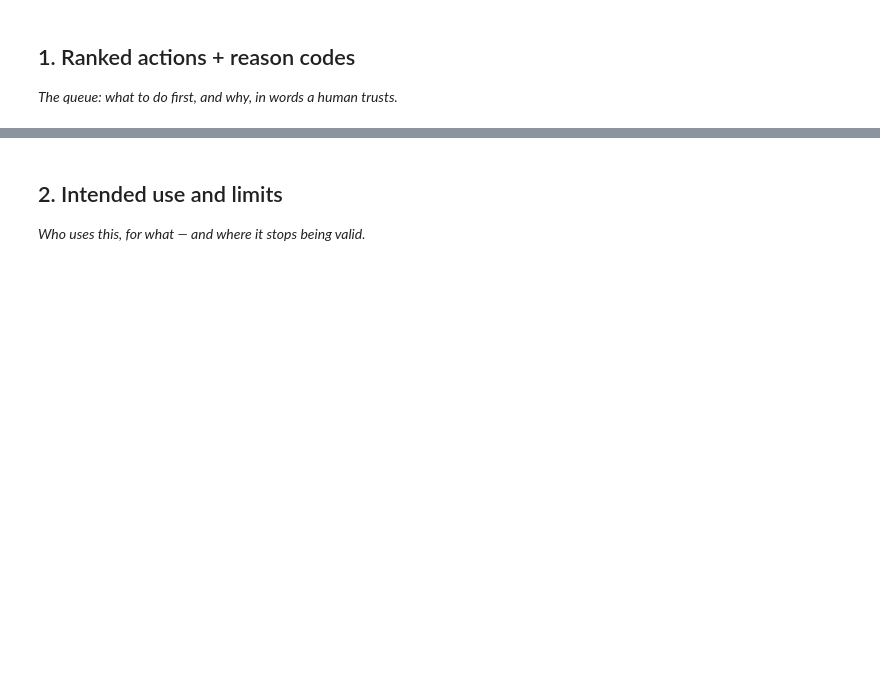
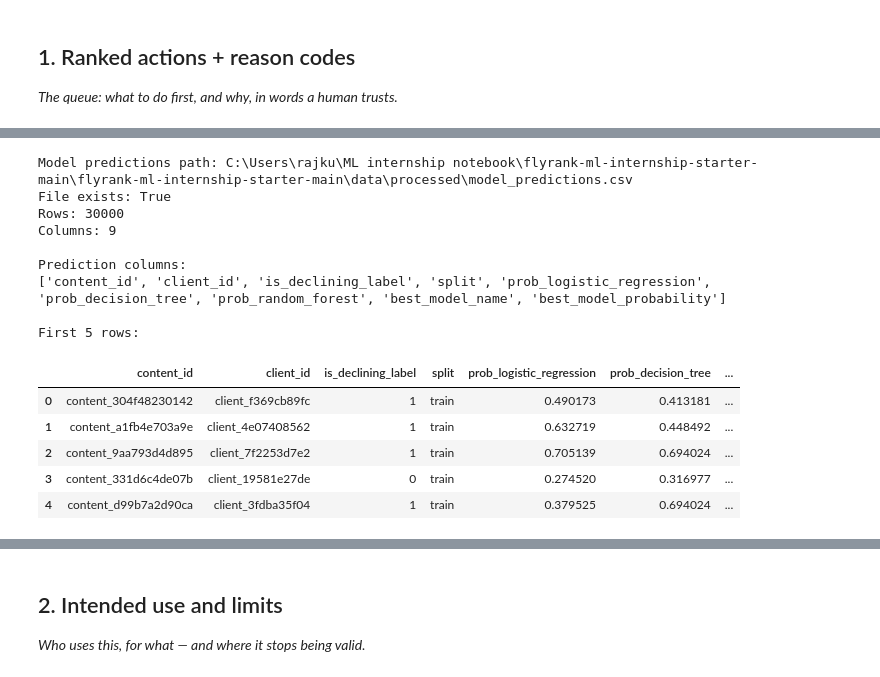
Before and after one commit to Ishwarsolanki-004/ML-internship-with-flyrank-ai, a Jupyter notebook: work/notebooks/w07_action_playbook.ipynb, the cells around one changed output, grey strips where cells are left out. Drawn from its saved outputs; the diff is of its cells as text; code cells hidden in the pictures; blank space fills up the shorter version.

```diff
--- a/work/notebooks/w07_action_playbook.ipynb
+++ b/work/notebooks/w07_action_playbook.ipynb
@@ -15,0 +110,44 @@ This skeleton is yours to fill. Work the sections **in order** — each one has
+# %%
+# Section 1: Inspect the existing model predictions
+
+predictions_path = os.path.join(
+    PROJECT_ROOT,
+    "data",
+    "processed",
+    "model_predictions.csv"
+)
+
+print("Model predictions path:", predictions_path)
+print("File exists:", os.path.exists(predictions_path))
+
+if not os.path.exists(predictions_path):
+    raise FileNotFoundError(
+        f"Model predictions file not found:\n{predictions_path}"
+    )
+
+predictions_df = pd.read_csv(predictions_path)
+
+print("Rows:", len(predictions_df))
+print("Columns:", len(predictions_df.columns))
+
+print("\nPrediction columns:")
+print(predictions_df.columns.tolist())
+
+print("\nFirst 5 rows:")
+display(predictions_df.head())
+# %% [output]
+Model predictions path: C:\Users\rajku\ML internship notebook\flyrank-ml-internship-starter-main\flyrank-ml-internship-starter-main\data\processed\model_predictions.csv
+File exists: True
+Rows: 30000
+Columns: 9
+
+Prediction columns:
+['content_id', 'client_id', 'is_declining_label', 'split', 'prob_logistic_regression', 'prob_decision_tree', 'prob_random_forest', 'best_model_name', 'best_model_probability']
+
+First 5 rows:
+|  | content_id | client_id | is_declining_label | split | prob_logistic_regression | prob_decision_tree | ... |
+| 0 | content_304f48230142 | client_f369cb89fc | 1 | train | 0.490173 | 0.413181 | ... |
+| 1 | content_a1fb4e703a9e | client_4e07408562 | 1 | train | 0.632719 | 0.448492 | ... |
+| 2 | content_9aa793d4d895 | client_7f2253d7e2 | 1 | train | 0.705139 | 0.694024 | ... |
+| 3 | content_331d6c4de07b | client_19581e27de | 0 | train | 0.274520 | 0.316977 | ... |
+| 4 | content_d99b7a2d90ca | client_3fdba35f04 | 1 | train | 0.379525 | 0.694024 | ... |
```
Also changed, not shown: parts of 21 cells of this notebook.
